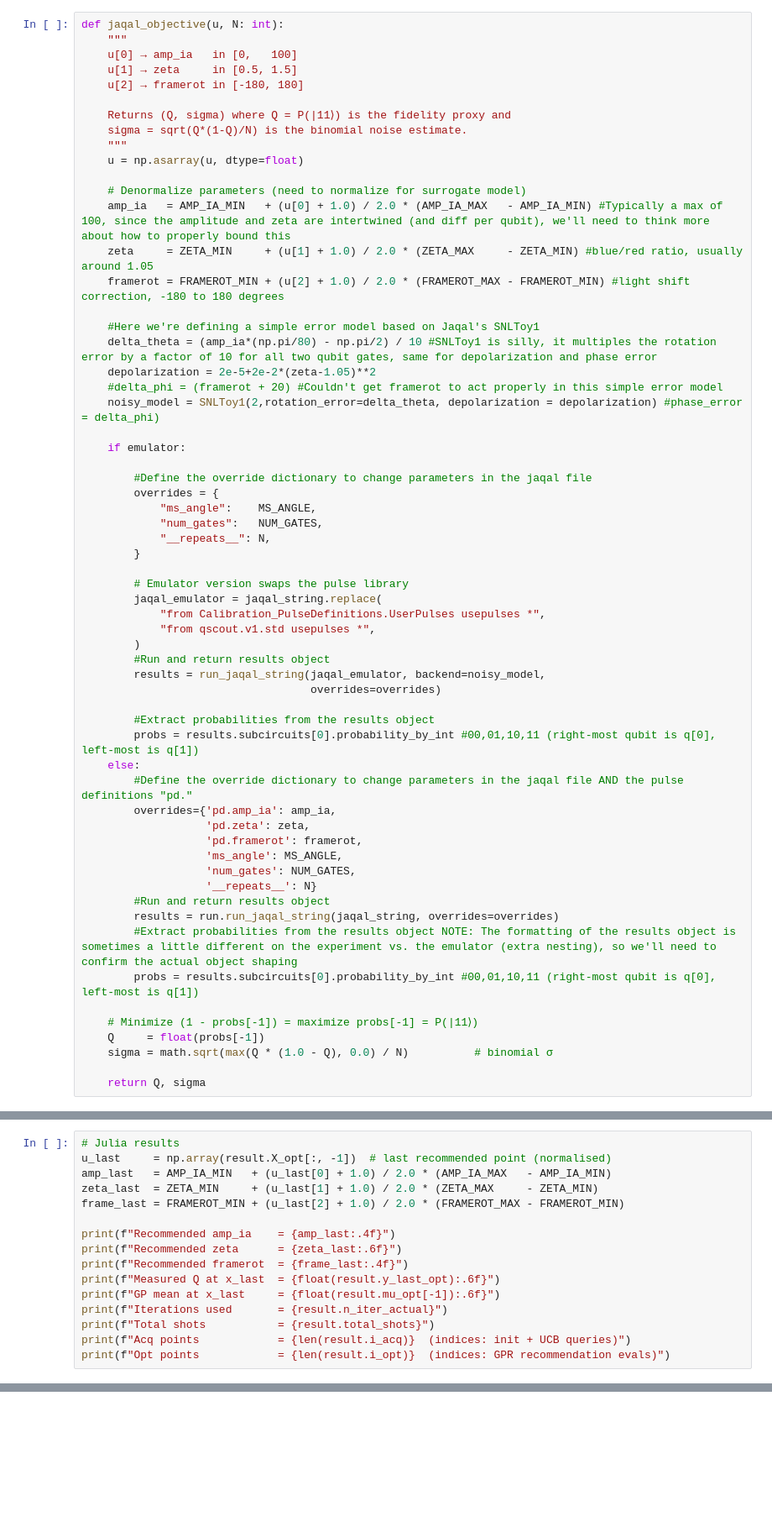
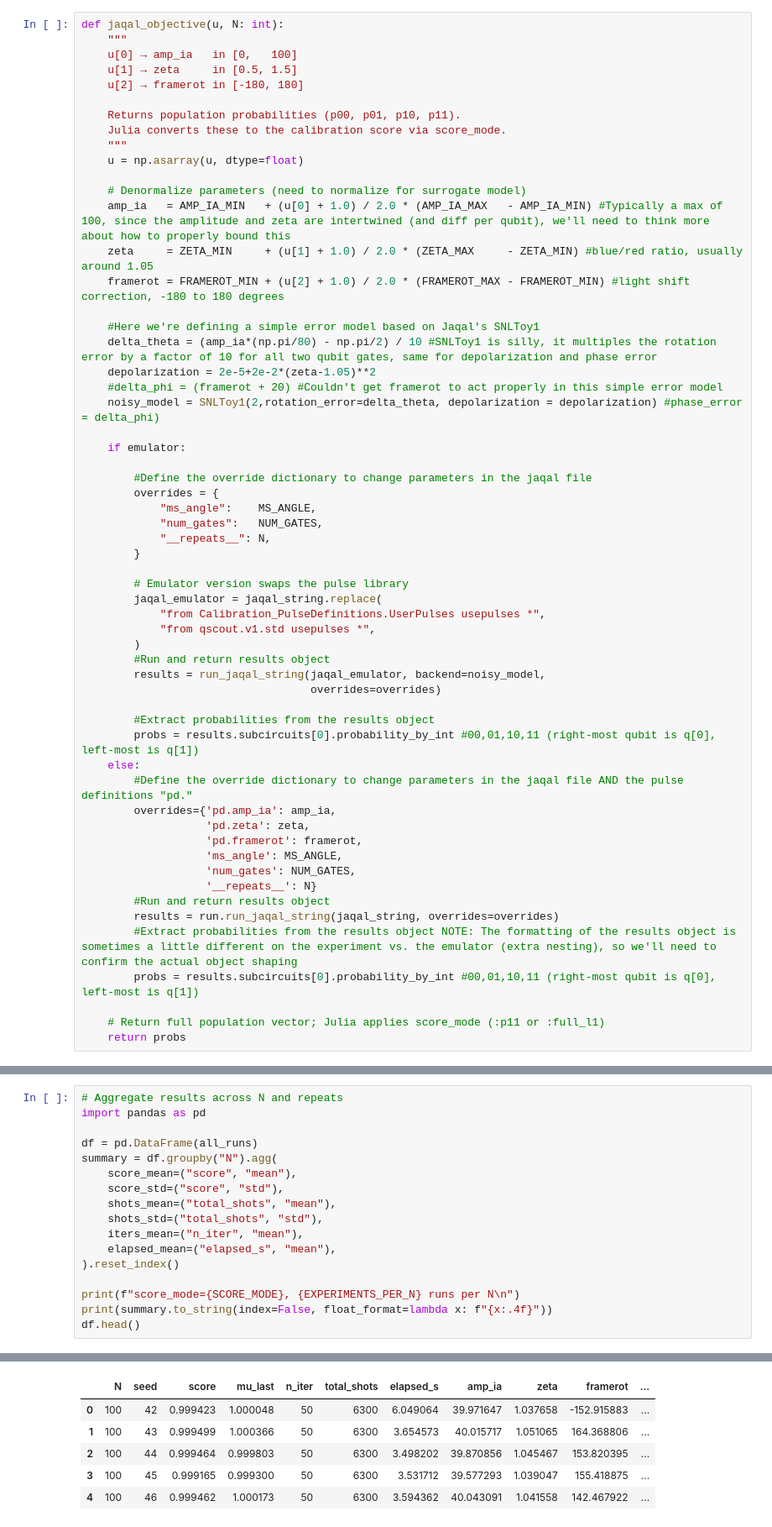
Before and after one commit to PatGCaspuenas/QuantumFidelityOptimization, a Jupyter notebook: SANDIA_code1_modified.ipynb, the cells around one changed output, grey strips where cells are left out. Shown at 84% size. Drawn from its saved outputs; the diff is of its cells as text; blank space fills up the shorter version.

Commit message:
updates to code logic. included experiment for Sandia to try for the paper now that initial MVP is working.

```diff
--- a/SANDIA_code1_modified.ipynb
+++ b/SANDIA_code1_modified.ipynb
@@ -58,8 +58,8 @@ def jaqal_objective(u, N: int):
     u[1] → zeta     in [0.5, 1.5]
     u[2] → framerot in [-180, 180]
 
-    Returns (Q, sigma) where Q = P(|11⟩) is the fidelity proxy and
-    sigma = sqrt(Q*(1-Q)/N) is the binomial noise estimate.
+    Returns population probabilities (p00, p01, p10, p11).
+    Julia converts these to the calibration score via score_mode.
     """
     u = np.asarray(u, dtype=float)
 
@@ -107,11 +107,8 @@ def jaqal_objective(u, N: int):
         #Extract probabilities from the results object NOTE: The formatting of the results object is sometimes a little different on the experiment vs. the emulator (extra nesting), so we'll need to confirm the actual object shaping
         probs = results.subcircuits[0].probability_by_int #00,01,10,11 (right-most qubit is q[0], left-most is q[1])
 
-    # Minimize (1 - probs[-1]) = maximize probs[-1] = P(|11⟩)
-    Q     = float(probs[-1])
-    sigma = math.sqrt(max(Q * (1.0 - Q), 0.0) / N)          # binomial σ
-
-    return Q, sigma
+    # Return full population vector; Julia applies score_mode (:p11 or :full_l1)
+    return probs
 # %%
 # Load the Julia surrogate model and optimizer
 from juliacall import Main as jl
@@ -227,17 +287,18 @@ Outputs:
 # %%
-# Julia results
-u_last     = np.array(result.X_opt[:, -1])  # last recommended point (normalised)
-amp_last   = AMP_IA_MIN   + (u_last[0] + 1.0) / 2.0 * (AMP_IA_MAX   - AMP_IA_MIN)
-zeta_last  = ZETA_MIN     + (u_last[1] + 1.0) / 2.0 * (ZETA_MAX     - ZETA_MIN)
-frame_last = FRAMEROT_MIN + (u_last[2] + 1.0) / 2.0 * (FRAMEROT_MAX - FRAMEROT_MIN)
+# Aggregate results across N and repeats
+import pandas as pd
 
-print(f"Recommended amp_ia    = {amp_last:.4f}")
-print(f"Recommended zeta      = {zeta_last:.6f}")
-print(f"Recommended framerot  = {frame_last:.4f}")
-print(f"Measured Q at x_last  = {float(result.y_last_opt):.6f}")
-print(f"GP mean at x_last     = {float(result.mu_opt[-1]):.6f}")
-print(f"Iterations used       = {result.n_iter_actual}")
-print(f"Total shots           = {result.total_shots}")
-print(f"Acq points            = {len(result.i_acq)}  (indices: init + UCB queries)")
-print(f"Opt points            = {len(result.i_opt)}  (indices: GPR recommendation evals)")
+df = pd.DataFrame(all_runs)
+summary = df.groupby("N").agg(
+    score_mean=("score", "mean"),
+    score_std=("score", "std"),
+    shots_mean=("total_shots", "mean"),
+    shots_std=("total_shots", "std"),
+    iters_mean=("n_iter", "mean"),
+    elapsed_mean=("elapsed_s", "mean"),
+).reset_index()
+
+print(f"score_mode={SCORE_MODE}, {EXPERIMENTS_PER_N} runs per N\n")
+print(summary.to_string(index=False, float_format=lambda x: f"{x:.4f}"))
+df.head()
 # %% [output]
@@ -252,0 +310,6 @@ Opt points            = 1  (indices: GPR recommendation evals)
+|  | N | seed | score | mu_last | n_iter | total_shots | elapsed_s | amp_ia | zeta | framerot | ... |
+| 0 | 100 | 42 | 0.999423 | 1.000048 | 50 | 6300 | 6.049064 | 39.971647 | 1.037658 | -152.915883 | ... |
+| 1 | 100 | 43 | 0.999499 | 1.000366 | 50 | 6300 | 3.654573 | 40.015717 | 1.051065 | 164.368806 | ... |
+| 2 | 100 | 44 | 0.999464 | 0.999803 | 50 | 6300 | 3.498202 | 39.870856 | 1.045467 | 153.820395 | ... |
+| 3 | 100 | 45 | 0.999165 | 0.999300 | 50 | 6300 | 3.531712 | 39.577293 | 1.039047 | 155.418875 | ... |
+| 4 | 100 | 46 | 0.999462 | 1.000173 | 50 | 6300 | 3.594362 | 40.043091 | 1.041558 | 142.467922 | ... |
```
Also changed, not shown: parts of 10 cells of this notebook, 3 other files.
